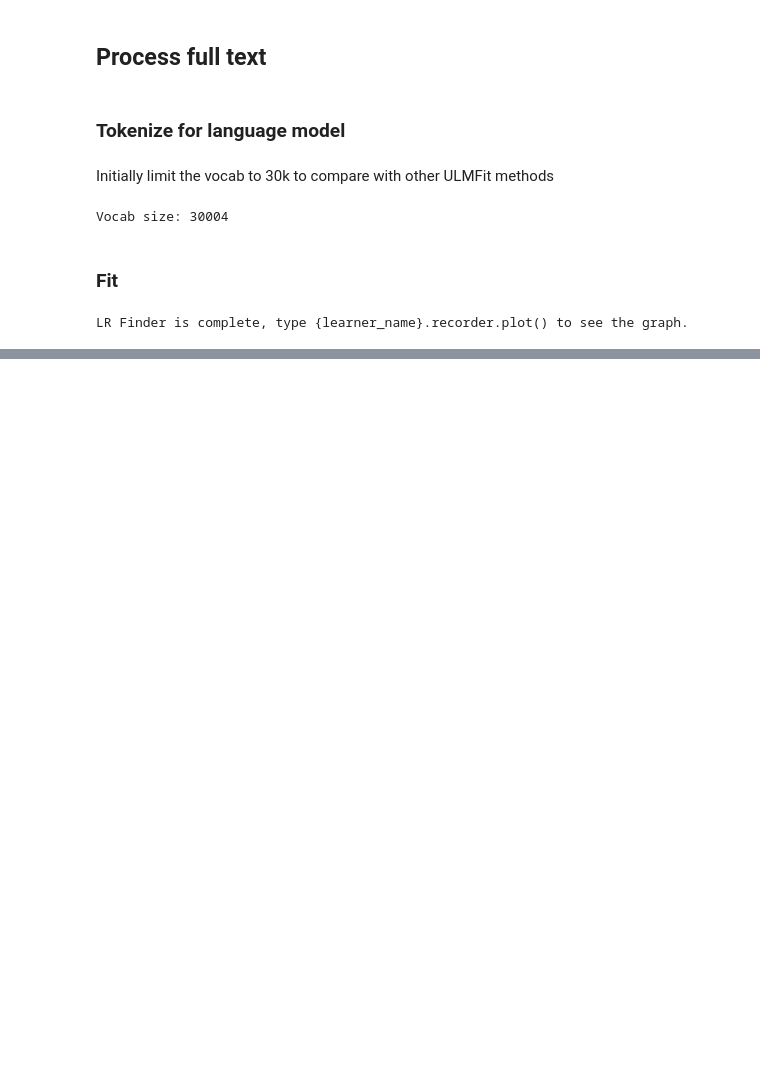
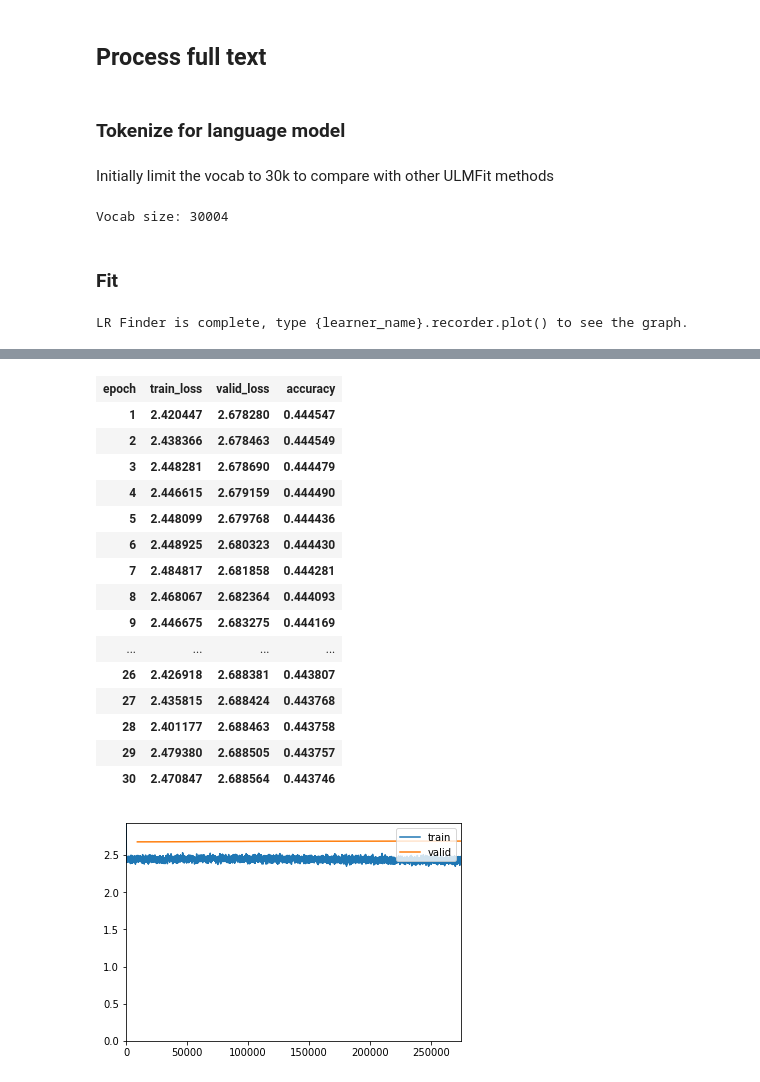
Before and after one commit to cudawarped/fastai-notebooks, a Jupyter notebook: nlp/wiki103_greek.ipynb, the cells around one changed output, grey strips where cells are left out. Drawn from its saved outputs; the diff is of its cells as text; code cells hidden in the pictures; blank space fills up the shorter version.

```diff
--- a/nlp/wiki103_greek.ipynb
+++ b/nlp/wiki103_greek.ipynb
@@ -156,0 +159,3 @@ learn.recorder.plot(skip_end=15)
+# %%
+learn.fit_one_cycle(30, 1e-4, moms=(0.8,0.7),callbacks=[ShowGraph(learn), SaveModelCallback(learn,monitor='accuracy',mode='max',name='bestmodel_lm5_' + source_txt)])
+# %% [output]
@@ -156,0 +163,17 @@ learn.recorder.plot(skip_end=15)
+| epoch | train_loss | valid_loss | accuracy |
+| 1 | 2.420447 | 2.678280 | 0.444547 |
+| 2 | 2.438366 | 2.678463 | 0.444549 |
+| 3 | 2.448281 | 2.678690 | 0.444479 |
+| 4 | 2.446615 | 2.679159 | 0.444490 |
+| 5 | 2.448099 | 2.679768 | 0.444436 |
+| 6 | 2.448925 | 2.680323 | 0.444430 |
+| 7 | 2.484817 | 2.681858 | 0.444281 |
+| 8 | 2.468067 | 2.682364 | 0.444093 |
+| 9 | 2.446675 | 2.683275 | 0.444169 |
+| ... | ... | ... | ... |
+| 26 | 2.426918 | 2.688381 | 0.443807 |
+| 27 | 2.435815 | 2.688424 | 0.443768 |
+| 28 | 2.401177 | 2.688463 | 0.443758 |
+| 29 | 2.479380 | 2.688505 | 0.443757 |
+| 30 | 2.470847 | 2.688564 | 0.443746 |
+[figure, added]
```
Also changed, not shown: parts of 20 cells of this notebook, 8 other files.
